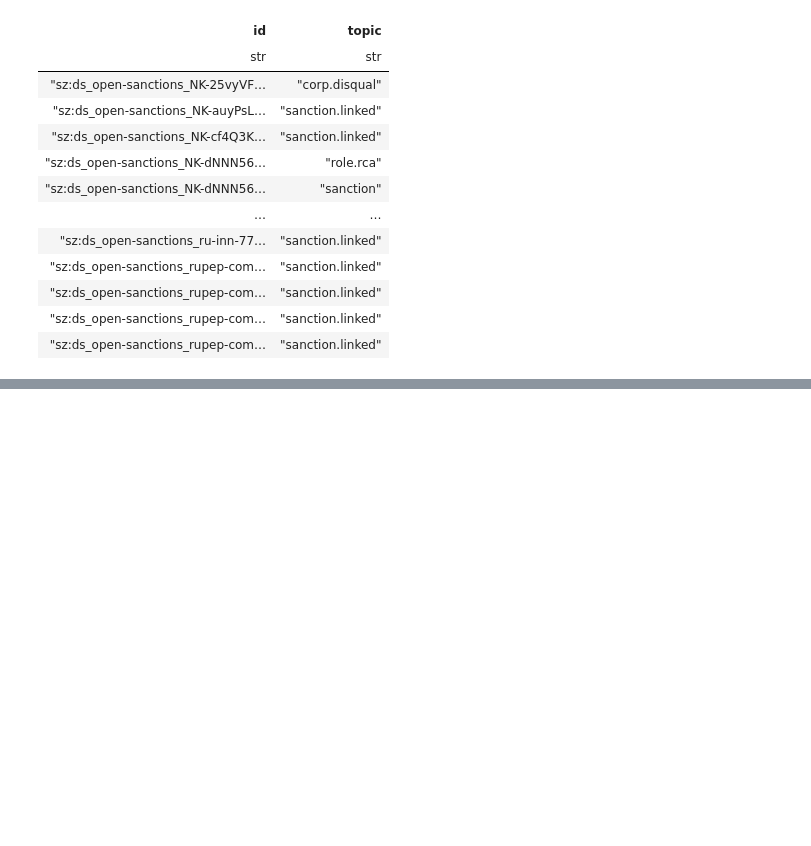
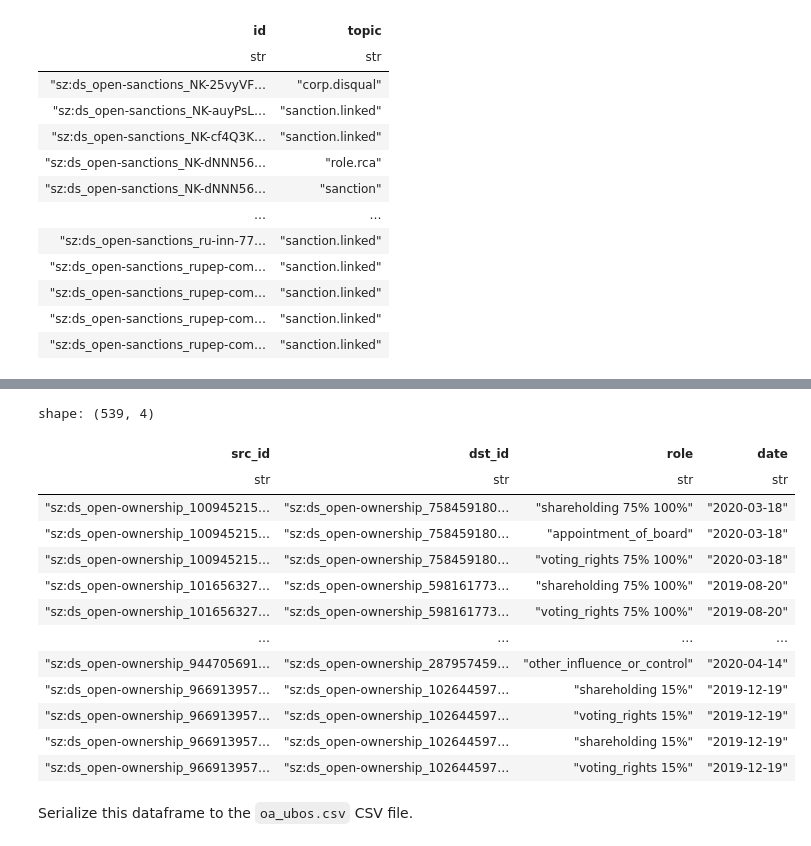
Before and after one commit to DerwenAI/cdl-2025-masterclass, a Jupyter notebook: 2.open_data.ipynb, the cells around one changed output, grey strips where cells are left out. Saved outputs shown, nothing was run; the diff lists cells and outputs as text; code cells hidden in the pictures; blank space fills up the shorter version.

```diff
--- a/2.open_data.ipynb
+++ b/2.open_data.ipynb
@@ -174,0 +285,51 @@ df.write_csv(pathlib.Path("os_risk.csv"), separator = ",")
+# %%
+ubo_ids: set[ str ] = set(df.select("id").to_series().to_list())
+# %%
+df = df_src.explode("RELATIONSHIPS")
+
+df = df.with_columns([
+    pl.col("id").alias("src_id"),
+    pl.col("RELATIONSHIPS").struct.field("REL_POINTER_KEY").alias("dst_id"),
+    pl.col("RELATIONSHIPS").struct.field("REL_POINTER_ROLE").alias("role"),
+    pl.col("RELATIONSHIPS").struct.field("REL_POINTER_FROM_DATE").alias("date"),
+]).drop_nulls(subset=["src_id", "dst_id", "role"])
+
+df = df.select(
+    pl.col("src_id"),
+    pl.col("dst_id"),
+    pl.col("role"),
+    pl.col("date"),
+).sort("src_id", "dst_id")
+
+# normalize IRIs for connecting later
+df = df.replace_column(
+    1,
+    pl.Series(
+        "dst_id",
+        map(lambda s: "sz:ds_open-ownership_" + s, df["dst_id"])
+    ),
+)
+
+# only include relationships where both records are available
+df = df.filter(
+    pl.col("src_id").is_in(ubo_ids) & pl.col("dst_id").is_in(ubo_ids)
+)
+
+df
+# %% [output]
+shape: (539, 4)
+| src_id | dst_id | role | date |
+| str | str | str | str |
+| "sz:ds_open-ownership_100945215… | "sz:ds_open-ownership_758459180… | "shareholding 75% 100%" | "2020-03-18" |
+| "sz:ds_open-ownership_100945215… | "sz:ds_open-ownership_758459180… | "appointment_of_board" | "2020-03-18" |
+| "sz:ds_open-ownership_100945215… | "sz:ds_open-ownership_758459180… | "voting_rights 75% 100%" | "2020-03-18" |
+| "sz:ds_open-ownership_101656327… | "sz:ds_open-ownership_598161773… | "shareholding 75% 100%" | "2019-08-20" |
+| "sz:ds_open-ownership_101656327… | "sz:ds_open-ownership_598161773… | "voting_rights 75% 100%" | "2019-08-20" |
+| … | … | … | … |
+| "sz:ds_open-ownership_944705691… | "sz:ds_open-ownership_287957459… | "other_influence_or_control" | "2020-04-14" |
+| "sz:ds_open-ownership_966913957… | "sz:ds_open-ownership_102644597… | "shareholding 15%" | "2019-12-19" |
+| "sz:ds_open-ownership_966913957… | "sz:ds_open-ownership_102644597… | "voting_rights 15%" | "2019-12-19" |
+| "sz:ds_open-ownership_966913957… | "sz:ds_open-ownership_102644597… | "shareholding 15%" | "2019-12-19" |
+| "sz:ds_open-ownership_966913957… | "sz:ds_open-ownership_102644597… | "voting_rights 15%" | "2019-12-19" |
+# %% [markdown]
+Serialize this dataframe to the `oa_ubos.csv` CSV file.
```
Also changed, not shown: parts of 15 cells of this notebook, 3 other files.
